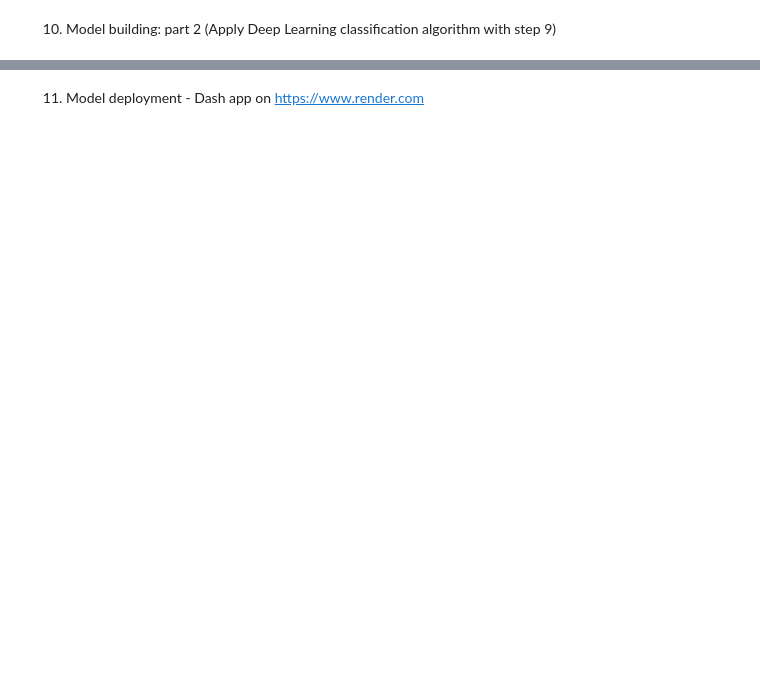
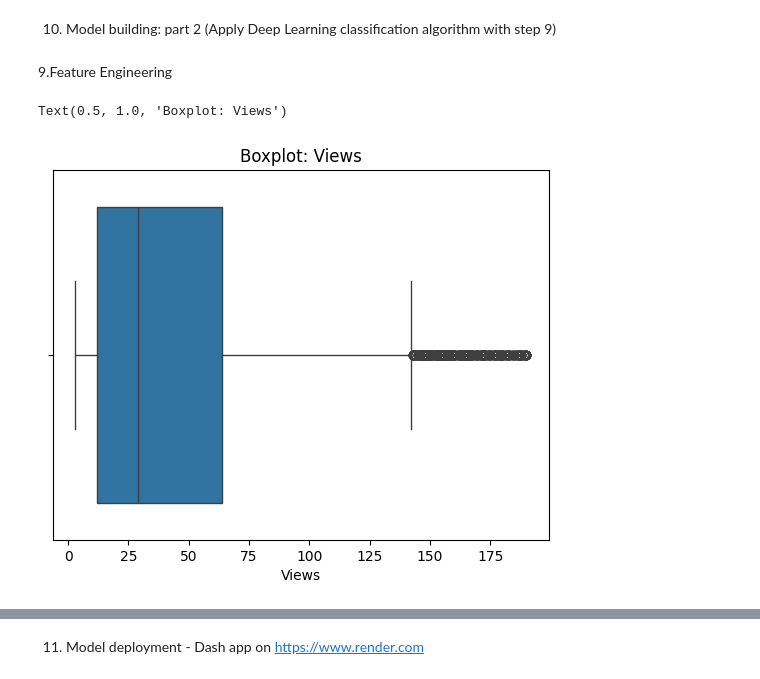
Before and after one commit to Jandre-S/MLG-382-CYO-Project-Project2, a Jupyter notebook: notebooks/modeling.ipynb, the cells around one changed output, grey strips where cells are left out. Cells and saved outputs as stored; diff of their text form; code cells hidden in the pictures; blank space fills up the shorter version.

```diff
--- a/notebooks/modeling.ipynb
+++ b/notebooks/modeling.ipynb
@@ -333,0 +566,20 @@ missing_values
+# %%
+df = pd.read_csv('../data/smallsales.csv')
+# %% [markdown]
+9.Feature Engineering
+# %%
+df = df.loc[df["price_cost"]!=0] #Clears redundant data
+
+#df = df.fillna(0) #Fills empty values
+
+
+low, high = df['views'].quantile([0.1, 0.95])    #Removing Outliers
+mask_area = df['views'].between(low, high)
+
+df = df[mask_area]
+sns.boxplot(df, x="views", orient="h")
+plt.xlabel("Views")
+plt.title("Boxplot: Views")
+# %% [output]
+Text(0.5, 1.0, 'Boxplot: Views')
+[figure, added]
```
Also changed, not shown: parts of 44 cells of this notebook, 5 other files.
